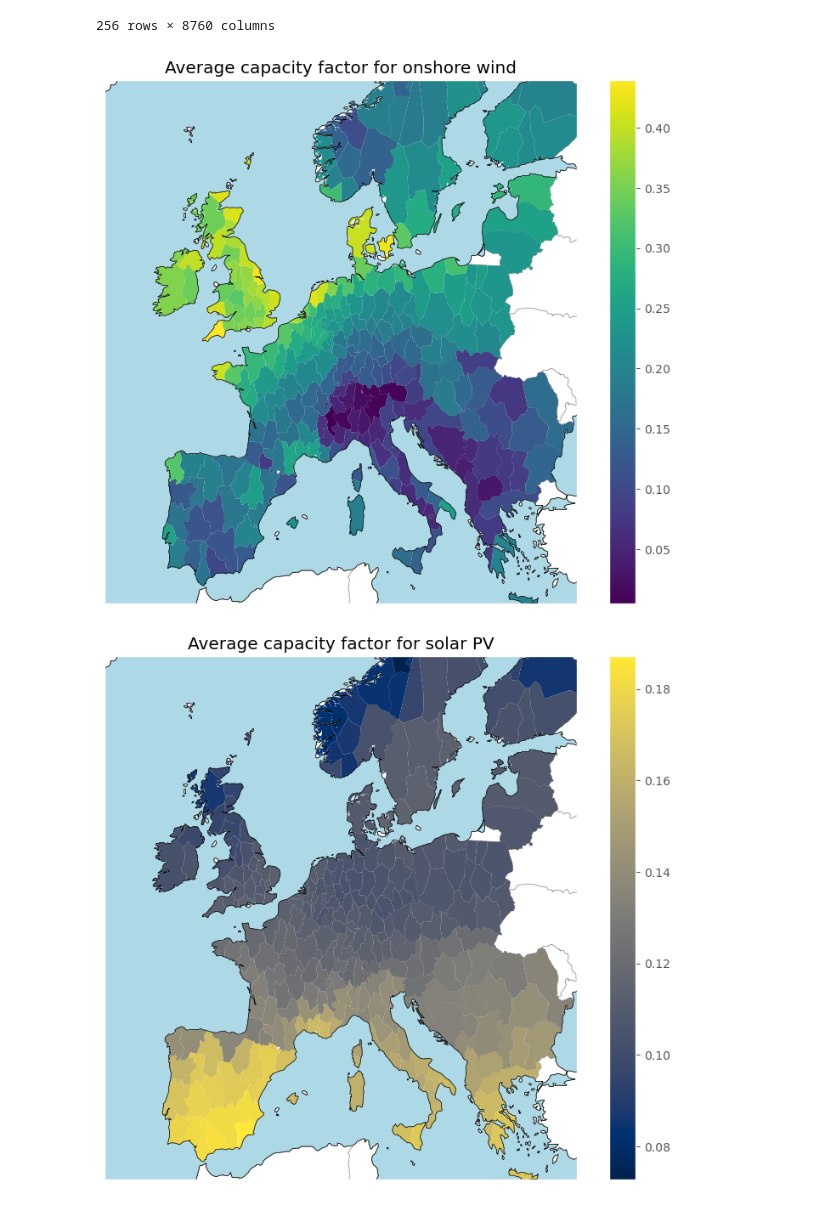
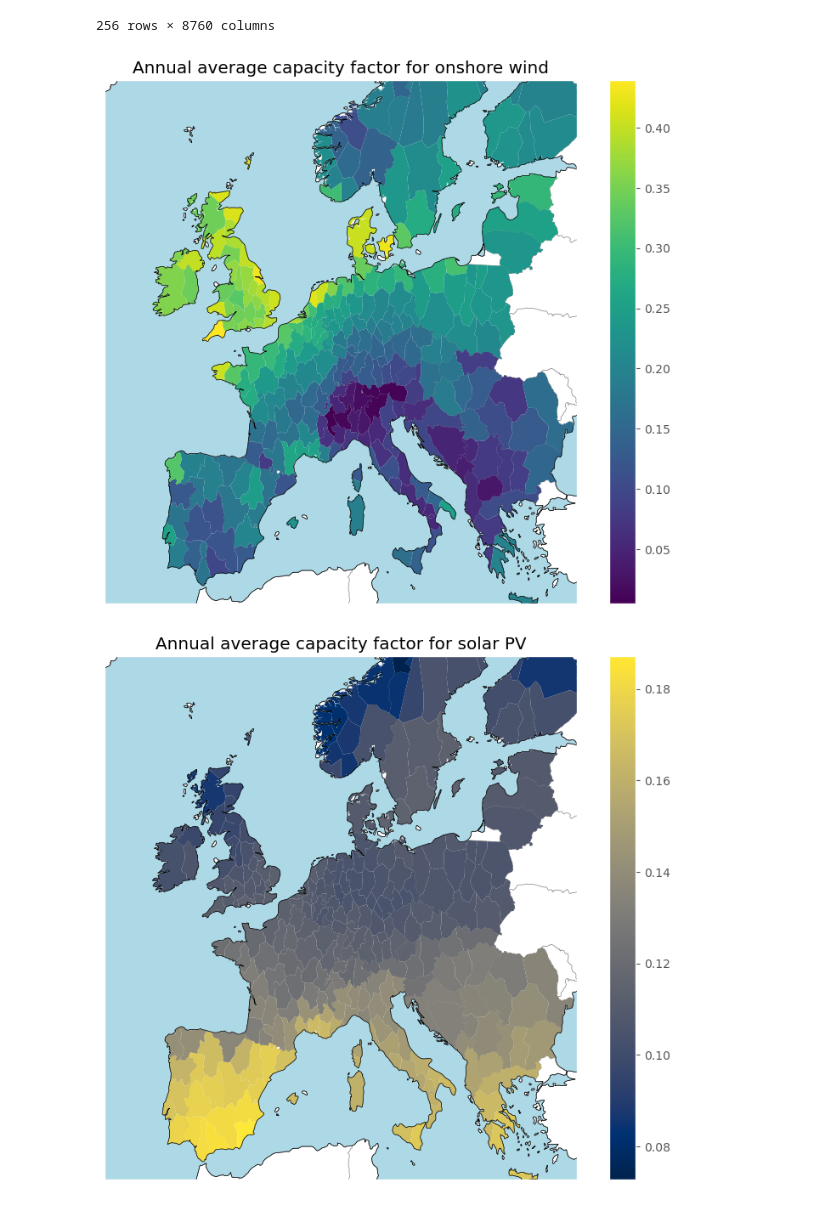
Before and after one commit to Irieo/space-time-optimization, a Jupyter notebook: scripts/maps.ipynb, the cells around one changed output. Drawn from its saved outputs; the diff is of its cells as text; code cells hidden in the pictures.

```diff
--- a/scripts/maps.ipynb
+++ b/scripts/maps.ipynb
@@ -88,36 +87,36 @@ def plot_average_capacity_factor(regions, network, carrier):
         zorder=0,
     )
     ax.add_feature(
         cfeature.BORDERS.with_scale("50m"),
         edgecolor=map_opts["color_geomap"]["border"],
         linewidth=0.5,
         alpha=0.5,
         zorder=1,
     )
     ax.add_feature(
         cfeature.COASTLINE.with_scale("50m"),
         edgecolor=map_opts["color_geomap"]["coastline"],
         linewidth=0.5,
         alpha=0.5,
         zorder=1,
     )
 
     regions.plot(column="average_capacity_factor", ax=ax, legend=True, cmap=colormap)
 
     if carrier == "onwind":
         _ = "onshore wind"
     if carrier == "solar":
         _ = "solar PV"
 
     ax.coastlines()
-    ax.set_title(f"Average capacity factor for {_}")
+    ax.set_title(f"Annual average capacity factor for {_}")
     plt.show()
 
 
 plot_average_capacity_factor(regions, n, "onwind")
 # %% [output]
-[figure, old version]
+[figure, new version]
 # %%
 plot_average_capacity_factor(regions, n, "solar")
 # %% [output]
-[figure, old version]
+[figure, new version]
```
Also changed, not shown: parts of 5 cells of this notebook.
